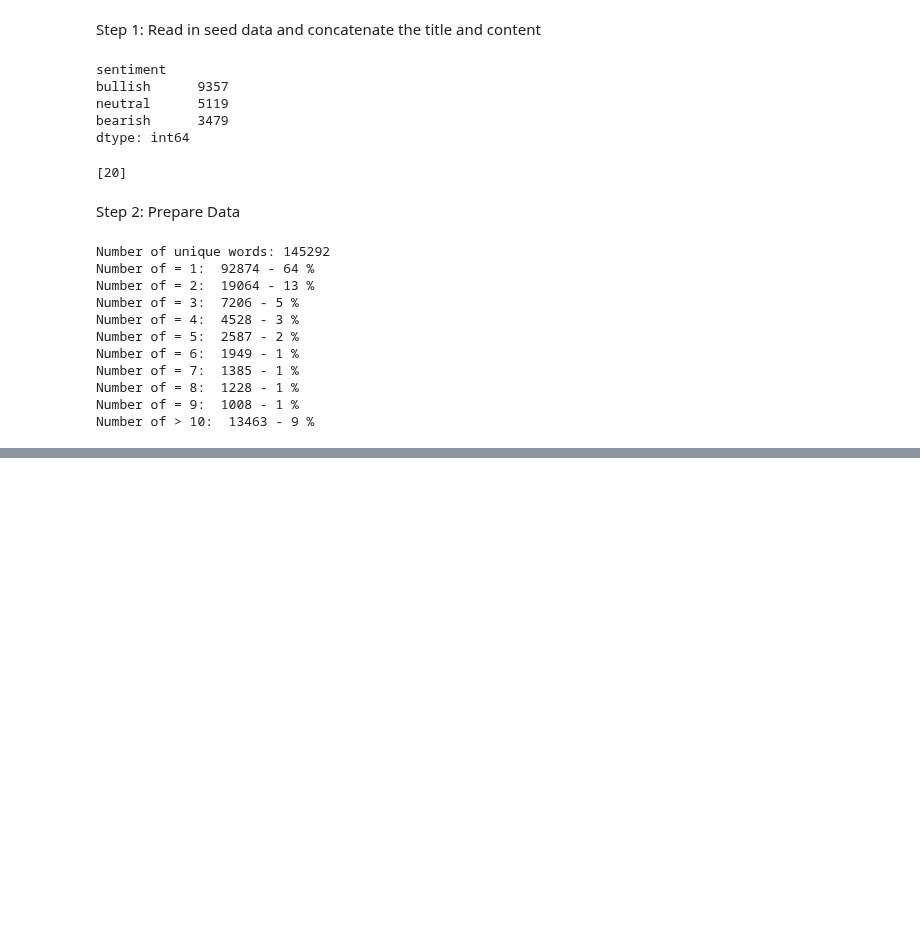
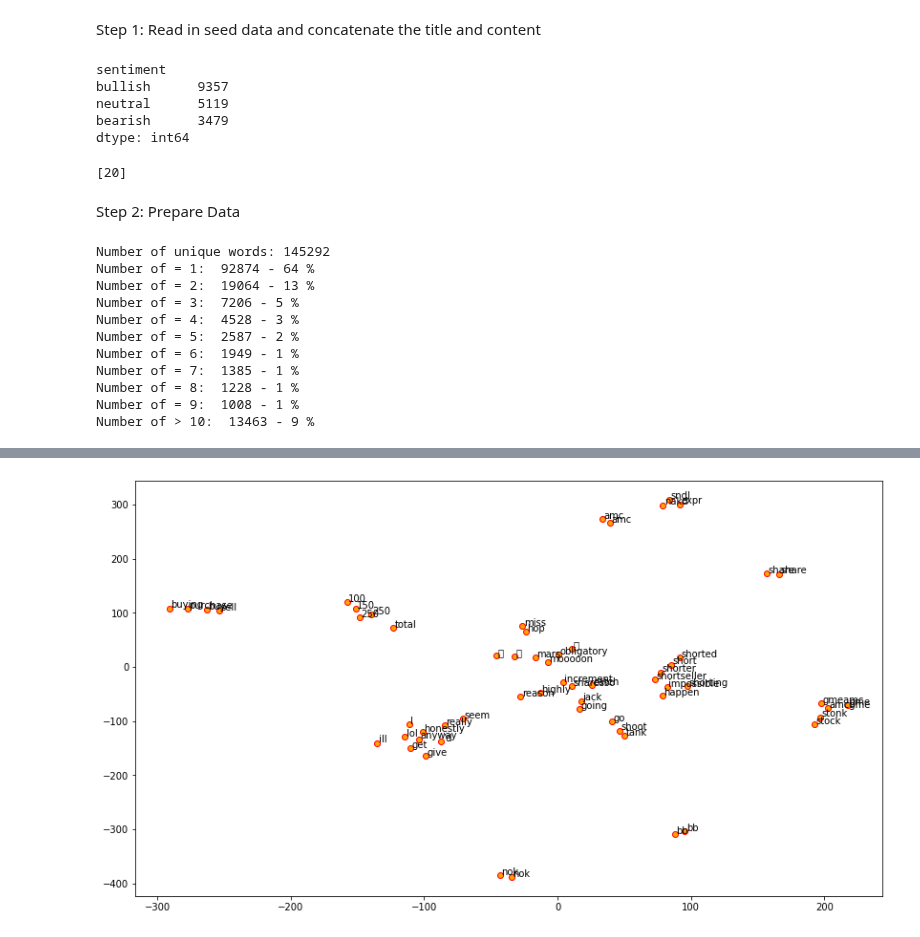
Before and after one commit to StefanWinterToo/Master-Thesis, a Jupyter notebook: App/Playground.ipynb, the cells around one changed output, grey strips where cells are left out. Cells and saved outputs as stored; diff of their text form; code cells hidden in the pictures; blank space fills up the shorter version.

```diff
--- a/App/Playground.ipynb
+++ b/App/Playground.ipynb
@@ -513,0 +511,14 @@ WARNING:matplotlib.axes._axes:*c* argument looks like a single numeric RGB or RG
+# %%
+text = data["text"]
+labels = data["sentiment"]
+
+indices = []
+for i in range(0, len(labels), 10):
+    indices.append(i)
+
+# Set seed
+X_seed = text[indices]
+y_seed = labels[indices]
+
+# Normal data:
+data["text"]
@@ -513,0 +553,5 @@ WARNING:matplotlib.axes._axes:*c* argument looks like a single numeric RGB or RG
+# %%
+new_indices = []
+for i in range(0, len(data["text"].index)):
+    if i not in indices:
+        new_indices.append(i)
@@ -513,0 +600,8 @@ WARNING:matplotlib.axes._axes:*c* argument looks like a single numeric RGB or RG
+# %%
+def top_10_terms(l):
+    new_l = []
+    for i in range(0, len(l)):
+        new_l.append(l[i][0])
+    return new_l
+
+top_10 = top_10_terms(word_count.most_common()[:10])
@@ -513,0 +614,20 @@ WARNING:matplotlib.axes._axes:*c* argument looks like a single numeric RGB or RG
+# %%
+from sklearn.manifold import TSNE
+
+similar_words = {search_term: [item[0] for item in w2v_model.wv.most_similar([search_term], topn=5)]
+                  for search_term in top_10}
+
+words = sum([[k] + v for k, v in similar_words.items()], [])
+wvs = w2v_model.wv[words]
+
+tsne = TSNE(n_components=2, random_state=0, n_iter=10000, perplexity=2)
+np.set_printoptions(suppress=True)
+T = tsne.fit_transform(wvs)
+labels = words
+
+plt.figure(figsize=(14, 8))
+plt.scatter(T[:, 0], T[:, 1], c='orange', edgecolors='r')
+for label, x, y in zip(labels, T[:, 0], T[:, 1]):
+    plt.annotate(label, xy=(x+1, y+1), xytext=(0, 0), textcoords='offset points')
+# %% [output]
+[figure, added]
```
Also changed, not shown: parts of 15 cells of this notebook.
